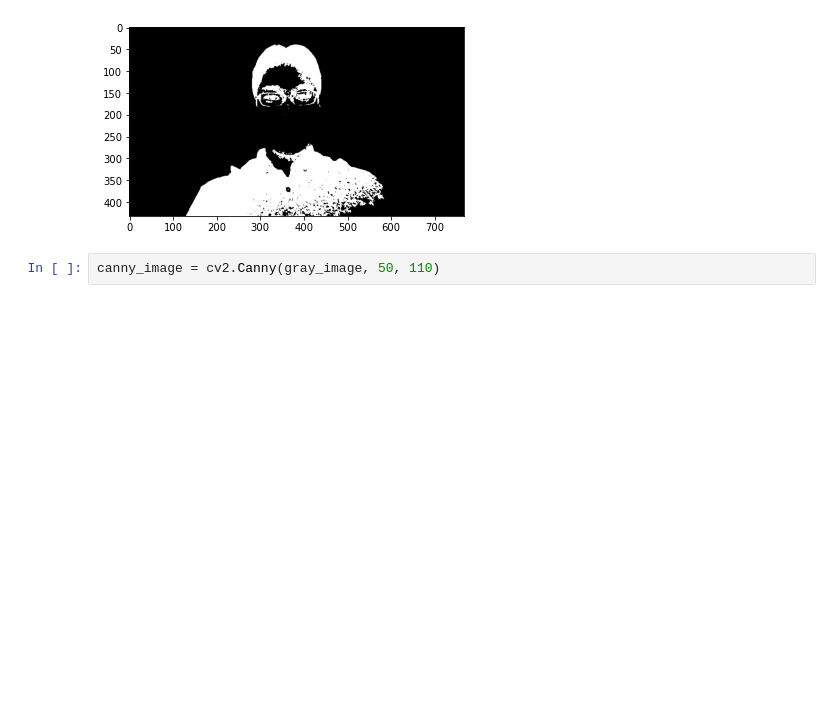
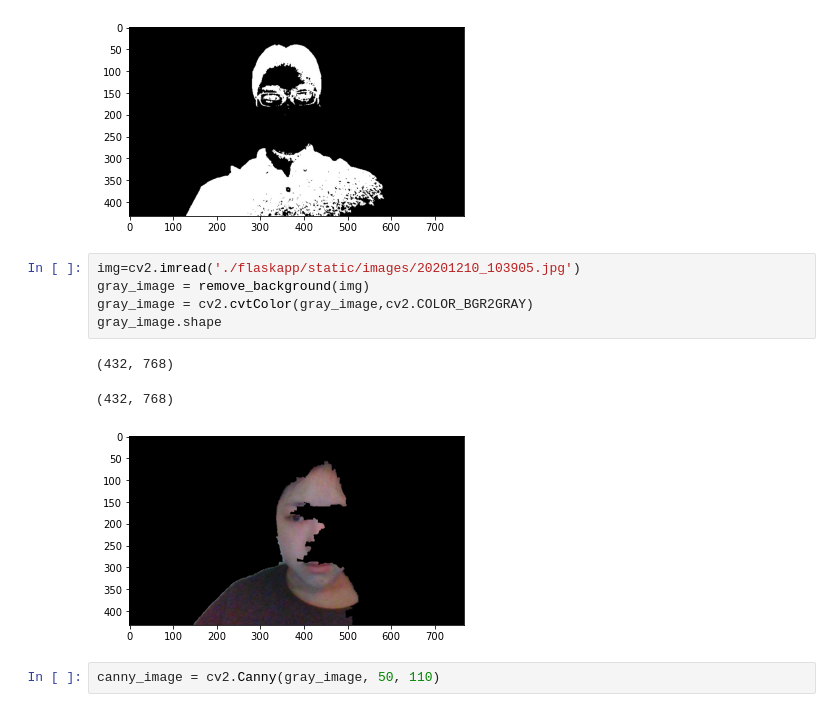
Before and after one commit to ess4536/miso-app, a Jupyter notebook: miso_shoulder.ipynb, the cells around one changed output. Drawn from its saved outputs; the diff is of its cells as text; blank space fills up the shorter version.

```diff
--- a/miso_shoulder.ipynb
+++ b/miso_shoulder.ipynb
@@ -614,6 +614,15 @@ gray_image.shape
 (432, 768)
 (432, 768)
 [figure]
+# %%
+img=cv2.imread('./flaskapp/static/images/20201210_103905.jpg')
+gray_image = remove_background(img)
+gray_image = cv2.cvtColor(gray_image,cv2.COLOR_BGR2GRAY)
+gray_image.shape
+# %% [output]
+(432, 768)
+(432, 768)
+[figure, added]
 # %%
 canny_image = cv2.Canny(gray_image, 50, 110)
 # %%
```
